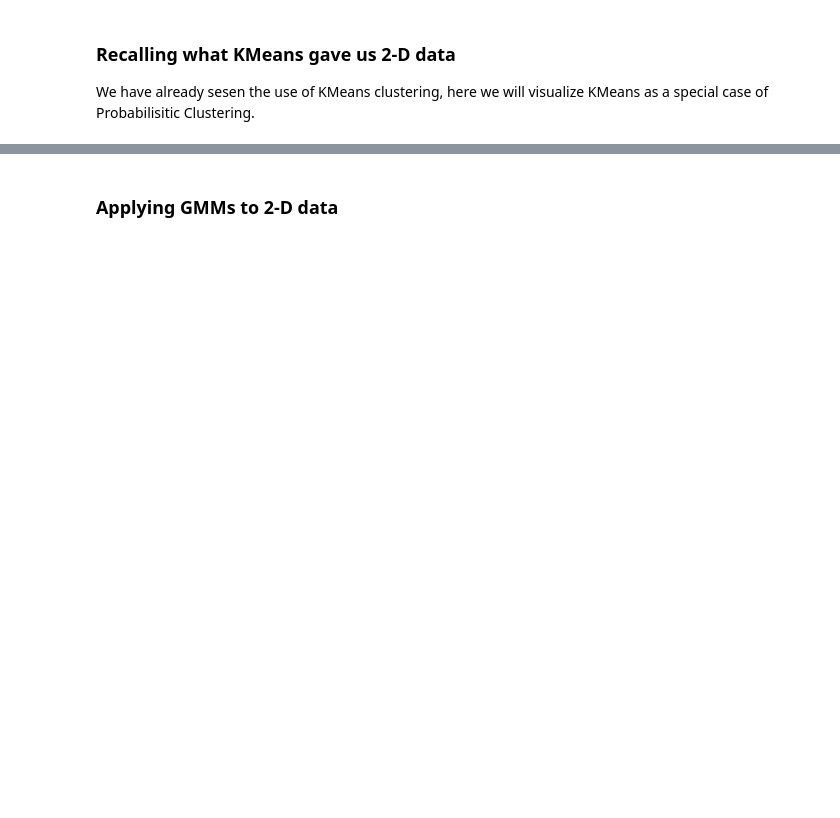
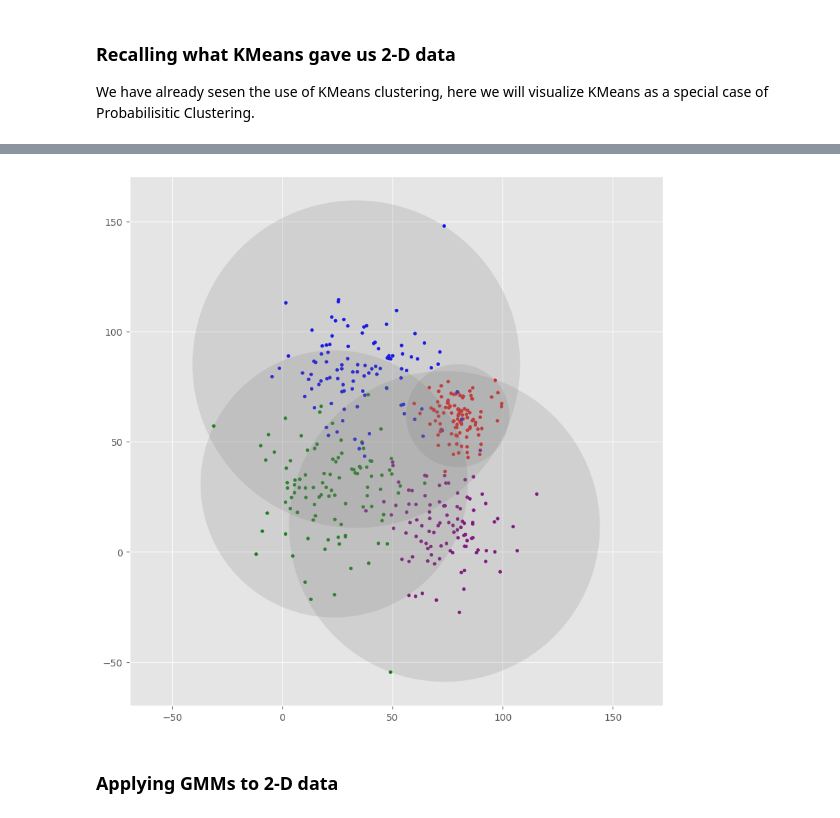
Before and after one commit to Vedhapriyakoppula/Fmml-lab-1, a Jupyter notebook: FMML_Course_Topic_8_Lab_4.ipynb, the cells around one changed output, grey strips where cells are left out. Saved outputs shown, nothing was run; the diff lists cells and outputs as text; code cells hidden in the pictures; blank space fills up the shorter version.

```diff
--- a/FMML_Course_Topic_8_Lab_4.ipynb
+++ b/FMML_Course_Topic_8_Lab_4.ipynb
@@ -250,3 +250,22 @@ plot_kmeans(kmeans, X)
+# %%
+plt.figure(figsize=(10, 10))
+def plot_gmm(gmm, X, n_clusters=4, rseed=0, ax=None):
+    labels = gmm.fit_predict(X)
+
+    # plot the input data
+    ax = ax or plt.gca()
+    ax.axis('equal')
+    ax.scatter(X[:, 0], X[:, 1], c=list(map(lambda x: color_map[x], y)), s=10)
+    # plot the representation of the gmm model
+    centers = gmm.means_
+    radii = [np.sqrt(np.sum((X[labels == i] - center) ** 2, axis=1).max()) for i, center in enumerate(centers)]
+    for i, (c, r) in enumerate(zip(centers, radii)):
+        ax.add_patch(plt.Circle(c, r, fc='gray', lw=3, alpha=0.2, zorder=1))
+
+gmm = sklearn.mixture.GaussianMixture(n_components=4, random_state=0)
+plot_gmm(gmm, X)
+# %% [output]
+[figure, added]
 # %% [markdown]
 ### Applying GMMs to 2-D data
 # %%
```
Also changed, not shown: parts of 5 cells of this notebook.
